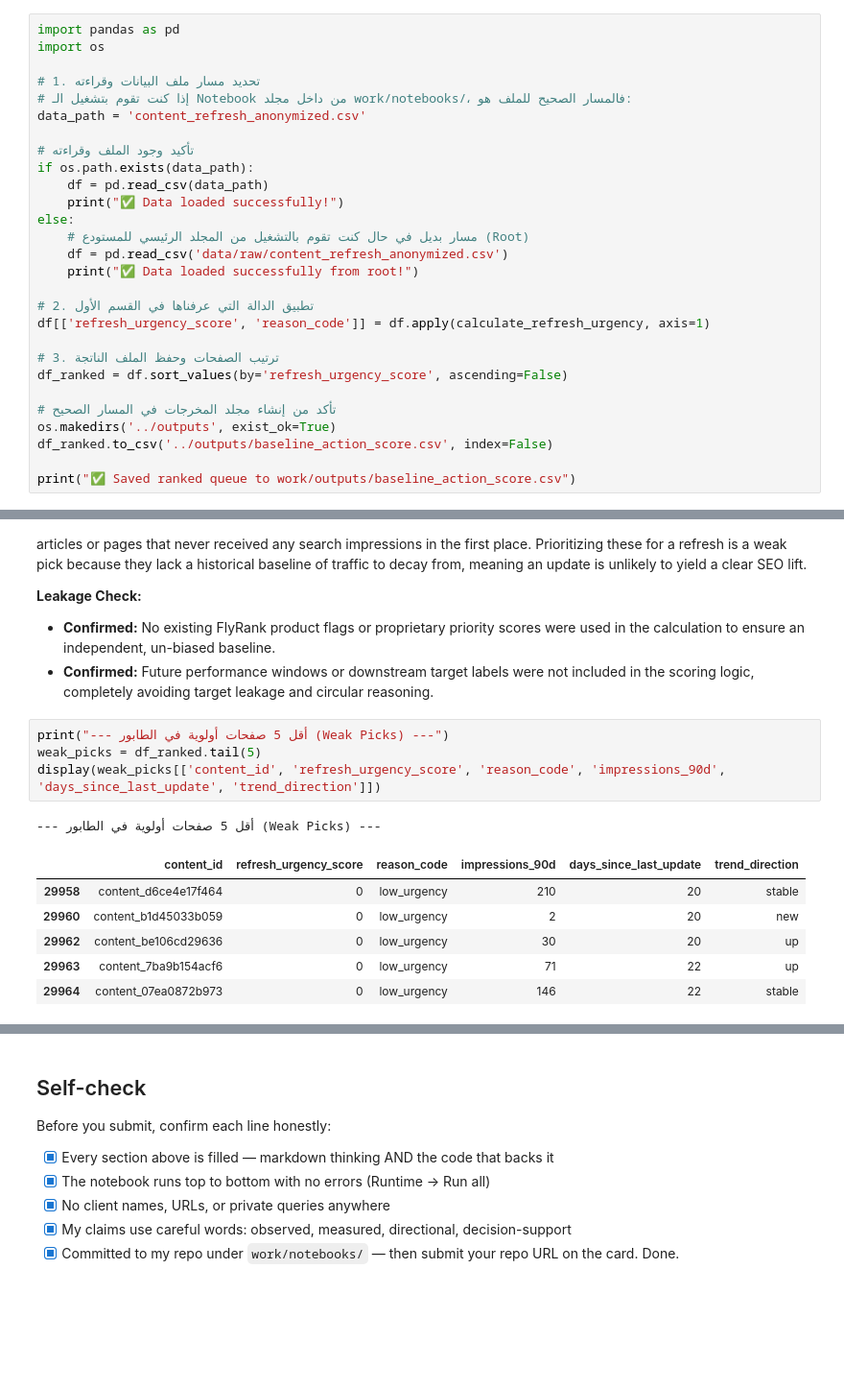
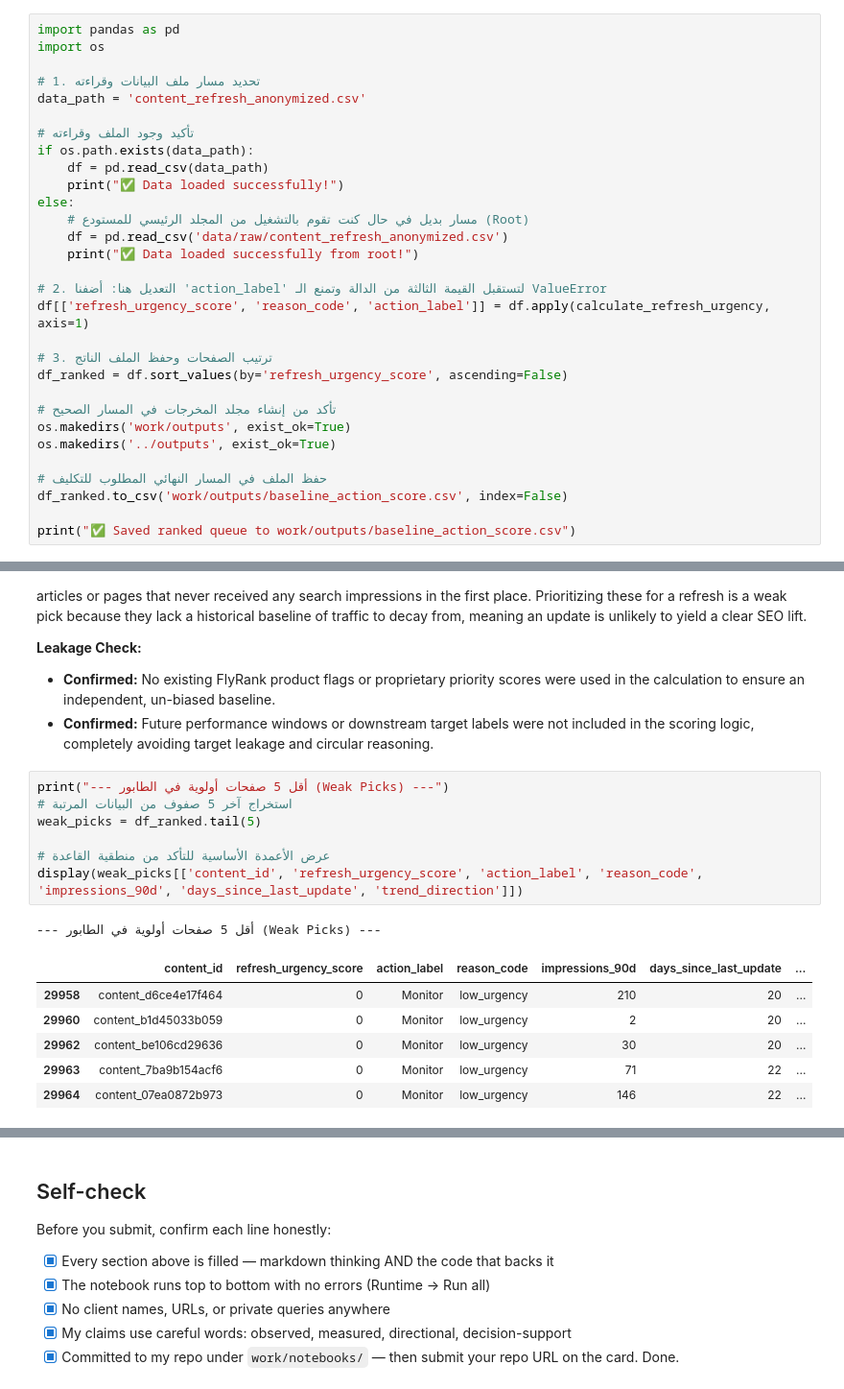
Before and after one commit to engmohammedhisham/machine-learning-intern, a Jupyter notebook: work/notebooks/w04_baseline_score.ipynb, the cells around one changed output, grey strips where cells are left out. Shown at 96% size. Drawn from its saved outputs; the diff is of its cells as text; blank space fills up the shorter version.

```diff
--- a/work/notebooks/w04_baseline_score.ipynb
+++ b/work/notebooks/w04_baseline_score.ipynb
@@ -70,7 +198,6 @@ import pandas as pd
 import os
 
 # 1. تحديد مسار ملف البيانات وقراءته
-# إذا كنت تقوم بتشغيل الـ Notebook من داخل مجلد work/notebooks/، فالمسار الصحيح للملف هو:
 data_path = 'content_refresh_anonymized.csv'
 
 # تأكيد وجود الملف وقراءته
@@ -82,15 +209,18 @@ else:
     df = pd.read_csv('data/raw/content_refresh_anonymized.csv')
     print("✅ Data loaded successfully from root!")
 
-# 2. تطبيق الدالة التي عرفناها في القسم الأول
-df[['refresh_urgency_score', 'reason_code']] = df.apply(calculate_refresh_urgency, axis=1)
+# 2. التعديل هنا: أضفنا 'action_label' لتستقبل القيمة الثالثة من الدالة وتمنع الـ ValueError
+df[['refresh_urgency_score', 'reason_code', 'action_label']] = df.apply(calculate_refresh_urgency, axis=1)
 
-# 3. ترتيب الصفحات وحفظ الملف الناتجة
+# 3. ترتيب الصفحات وحفظ الملف الناتج
 df_ranked = df.sort_values(by='refresh_urgency_score', ascending=False)
 
 # تأكد من إنشاء مجلد المخرجات في المسار الصحيح
+os.makedirs('work/outputs', exist_ok=True)
 os.makedirs('../outputs', exist_ok=True)
-df_ranked.to_csv('../outputs/baseline_action_score.csv', index=False)
+
+# حفظ الملف في المسار النهائي المطلوب للتكليف
+df_ranked.to_csv('work/outputs/baseline_action_score.csv', index=False)
 
 print("✅ Saved ranked queue to work/outputs/baseline_action_score.csv")
 # %% [output]
@@ -158,13 +288,16 @@ Pages at the absolute bottom of the queue (Score = 0, low urgency) are often ver
 * **Confirmed:** Future performance windows or downstream target labels were not included in the scoring logic, completely avoiding target leakage and circular reasoning.
 # %%
 print("--- أقل 5 صفحات أولوية في الطابور (Weak Picks) ---")
+# استخراج آخر 5 صفوف من البيانات المرتبة
 weak_picks = df_ranked.tail(5)
-display(weak_picks[['content_id', 'refresh_urgency_score', 'reason_code', 'impressions_90d', 'days_since_last_update', 'trend_direction']])
+
+# عرض الأعمدة الأساسية للتأكد من منطقية القاعدة
+display(weak_picks[['content_id', 'refresh_urgency_score', 'action_label', 'reason_code', 'impressions_90d', 'days_since_last_update', 'trend_direction']])
 # %% [output]
 --- أقل 5 صفحات أولوية في الطابور (Weak Picks) ---
-|  | content_id | refresh_urgency_score | reason_code | impressions_90d | days_since_last_update | trend_direction |
-| 29958 | content_d6ce4e17f464 | 0 | low_urgency | 210 | 20 | stable |
-| 29960 | content_b1d45033b059 | 0 | low_urgency | 2 | 20 | new |
-| 29962 | content_be106cd29636 | 0 | low_urgency | 30 | 20 | up |
-| 29963 | content_7ba9b154acf6 | 0 | low_urgency | 71 | 22 | up |
-| 29964 | content_07ea0872b973 | 0 | low_urgency | 146 | 22 | stable |
+|  | content_id | refresh_urgency_score | action_label | reason_code | impressions_90d | days_since_last_update | ... |
+| 29958 | content_d6ce4e17f464 | 0 | Monitor | low_urgency | 210 | 20 | ... |
+| 29960 | content_b1d45033b059 | 0 | Monitor | low_urgency | 2 | 20 | ... |
+| 29962 | content_be106cd29636 | 0 | Monitor | low_urgency | 30 | 20 | ... |
+| 29963 | content_7ba9b154acf6 | 0 | Monitor | low_urgency | 71 | 22 | ... |
+| 29964 | content_07ea0872b973 | 0 | Monitor | low_urgency | 146 | 22 | ... |
```
Also changed, not shown: parts of 9 cells of this notebook.
